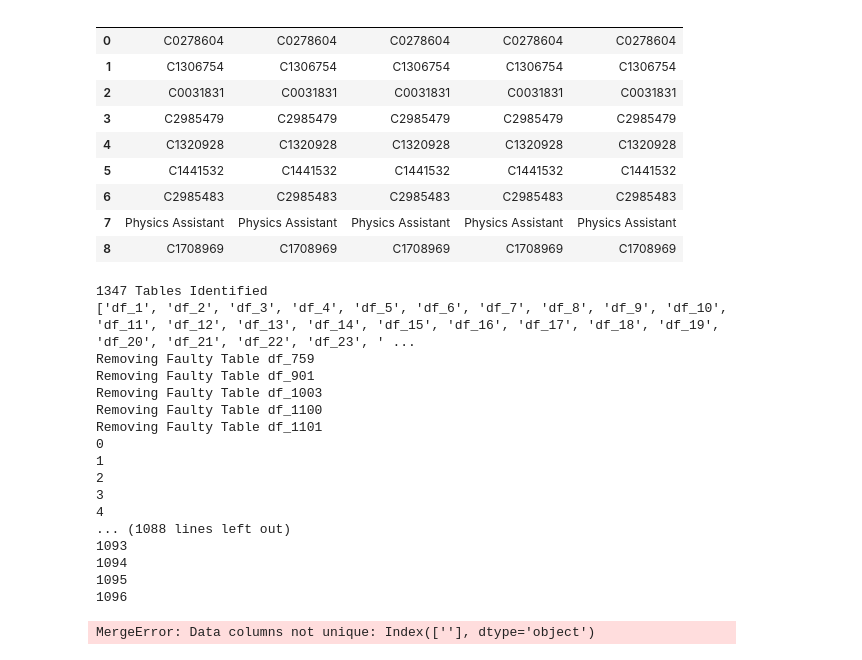
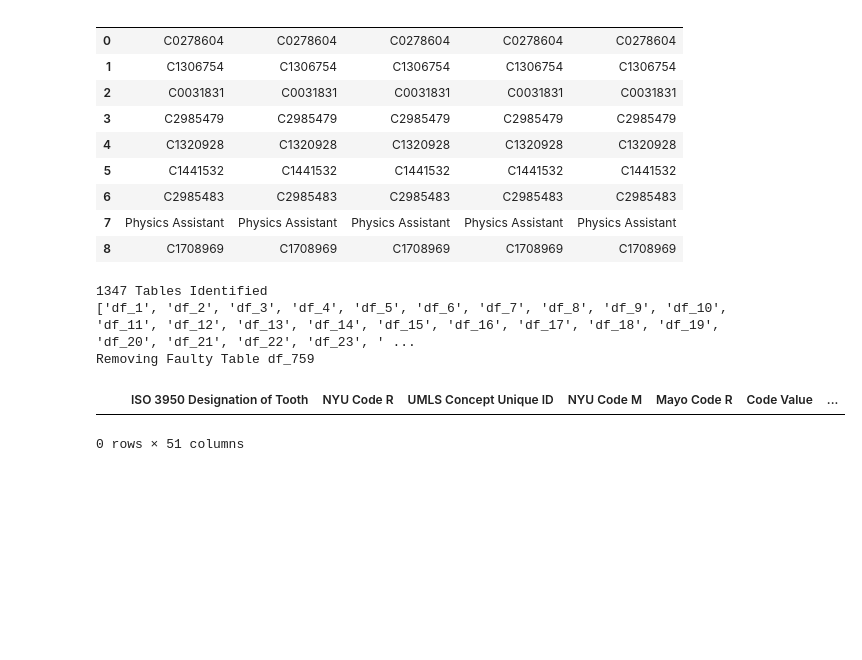
Before and after one commit to paulnagy/DICOM2OMOP, a Jupyter notebook: DICOM_harvest_xml.ipynb, the cells around one changed output. Cells and saved outputs as stored; diff of their text form; code cells hidden in the pictures; blank space fills up the shorter version.

```diff
--- a/DICOM_harvest_xml.ipynb
+++ b/DICOM_harvest_xml.ipynb
@@ -362,51 +363,34 @@ result_dict['df_1101']
             Code Meaning |
             SNOMED-RT ID |
             UMLS Concept Unique ID
 6 Cols = Coding Scheme Designator |
             Code Value	|
             Code Meaning |
             SNOMED-RT ID |
             UMLS Concept Unique ID |
             Trade Name (Informative)
 
 Found bogus table 'df_759'
 '''
 
 faulty_tables=['df_759','df_901','df_1003','df_1100','df_1101']
 table_names=list(result_dict.keys())
 print("{} Tables Identified".format(len(table_names)))
-print(table_names)
+#print(table_names)
 for faulty_table in faulty_tables:
     if faulty_table in table_names:
         print("Removing Faulty Table {}".format(faulty_table))
         table_names.remove(faulty_table)
+        break
 df_list=[result_dict[x] for x in table_names]
 col_list=[]
 for item in df_list:
     col_list=col_list+item.columns.to_list()
 df=pd.DataFrame(columns=list(set(col_list)))
 df
-ct=0
-for table in df_list:
-    print(ct)
-    ct+=1
-    df.merge(table,how='outer')
 # %% [output]
 1347 Tables Identified
 ['df_1', 'df_2', 'df_3', 'df_4', 'df_5', 'df_6', 'df_7', 'df_8', 'df_9', 'df_10', 'df_11', 'df_12', 'df_13', 'df_14', 'df_15', 'df_16', 'df_17', 'df_18', 'df_19', 'df_20', 'df_21', 'df_22', 'df_23', ' ...
 Removing Faulty Table df_759
-Removing Faulty Table df_901
-Removing Faulty Table df_1003
-Removing Faulty Table df_1100
-Removing Faulty Table df_1101
-0
-1
-2
-3
-4
-... (1088 lines left out)
-1093
-1094
-1095
-1096
+|  |  | ISO 3950 Designation of Tooth | NYU Code R | UMLS Concept Unique ID | NYU Code M | Mayo Code R | Code Value | ... |
-MergeError: Data columns not unique: Index([''], dtype='object')
+0 rows × 51 columns
```
Also changed, not shown: parts of 4 cells of this notebook.
